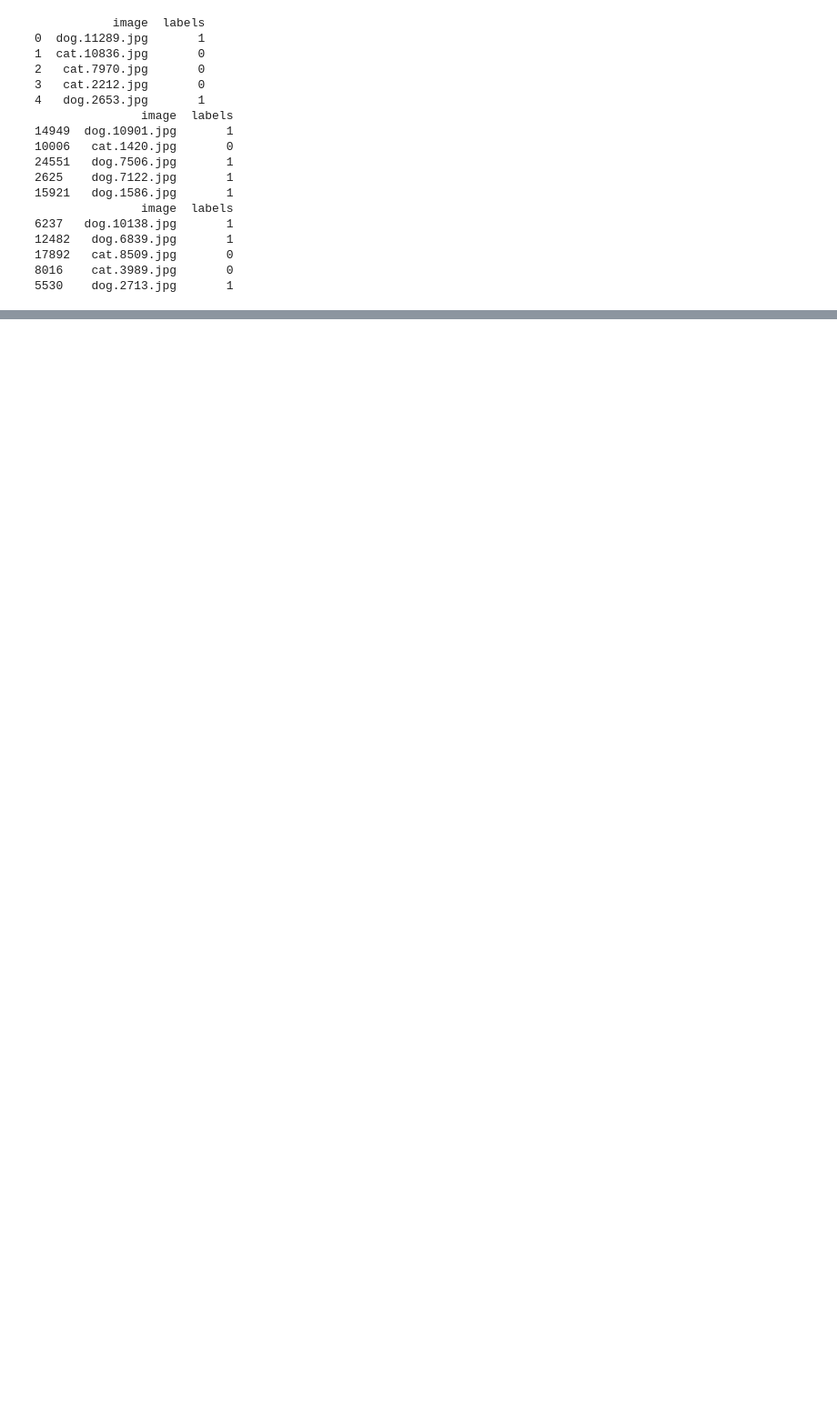
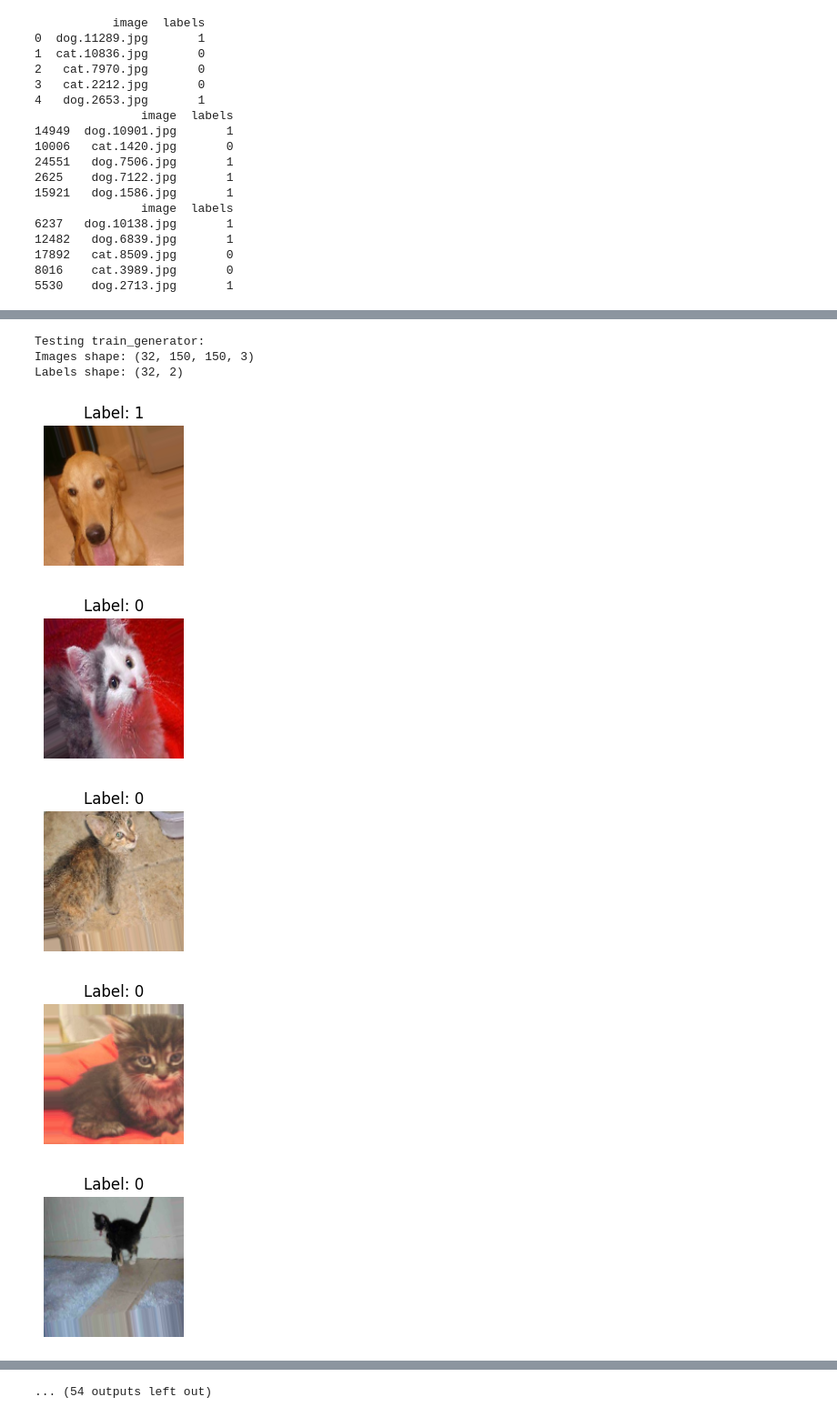
Before and after one commit to daniv-20/CWL_WDL, a Jupyter notebook: image_classification_tensorflow.ipynb, the cells around one changed output, grey strips where cells are left out. Shown at 91% size. Saved outputs shown, nothing was run; the diff lists cells and outputs as text; code cells hidden in the pictures; blank space fills up the shorter version.

Commit message:
fixed pillow issue -> images can be read in now

```diff
--- a/image_classification_tensorflow.ipynb
+++ b/image_classification_tensorflow.ipynb
@@ -153,0 +161,46 @@ TypeError: If class_mode="categorical", y_col="labels" column values must be typ
+# %%
+## test the generators!!
+import matplotlib.pyplot as plt
+import PIL.Image
+
+
+# Function to test the data generators
+def test_gen(generator, num_batches=1):
+    """
+    Test the generator by printing the shapes of the images and labels in a few batches
+    and displaying some sample images.
+    """
+    # Get a batch of images and labels
+    images, labels = next(generator)
+
+    # Print the shapes of the images and labels
+    print(f"Images shape: {images.shape}")
+    print(f"Labels shape: {labels.shape}")
+
+    # Display some sample images and their labels
+    for i in range(min(num_batches * generator.batch_size, len(images))):
+        plt.figure(figsize=(2, 2))
+        plt.imshow(images[i])
+        plt.title(f"Label: {labels[i].argmax()}")
+        plt.axis("off")
+        plt.show()
+
+    return images, labels
+
+
+# Test the train_generator
+print("Testing train_generator:")
+# train_images, train_labels = test_gen(train_generator)
+
+# Test the test_generator
+print("Testing test_generator:")
+# test_images, test_labels = test_gen(test_generator)
+# %% [output]
+Testing train_generator:
+Images shape: (32, 150, 150, 3)
+Labels shape: (32, 2)
+[figure, added]
+[figure, added]
+[figure, added]
+[figure, added]
+[figure, added]
@@ -154,3 +213,4 @@ TypeError: If class_mode="categorical", y_col="labels" column values must be typ
+... (54 outputs left out)
 # %%
 # Building the CNN model
 model = Sequential(
```
Also changed, not shown: parts of 4 cells of this notebook.
